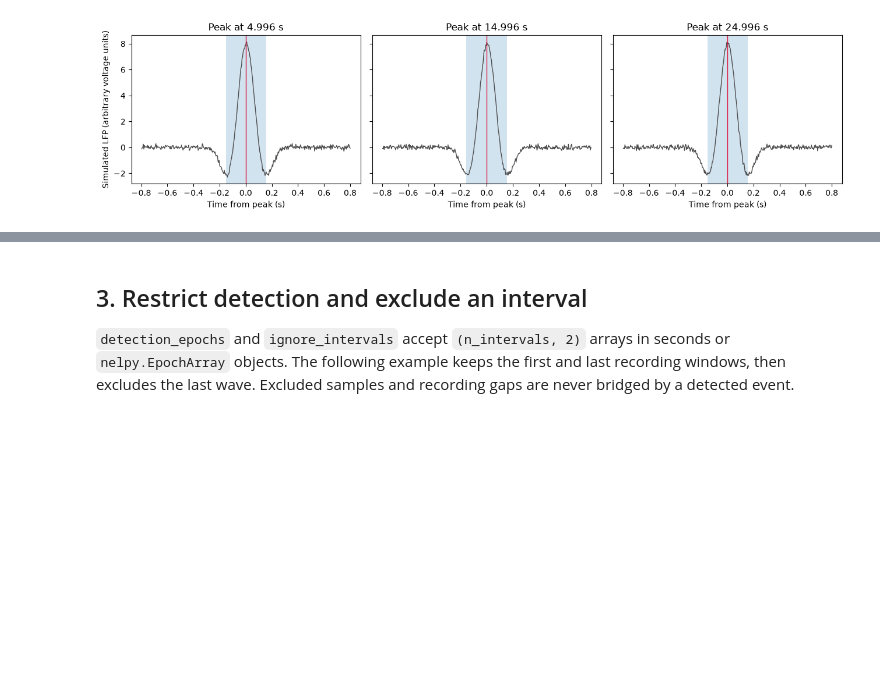
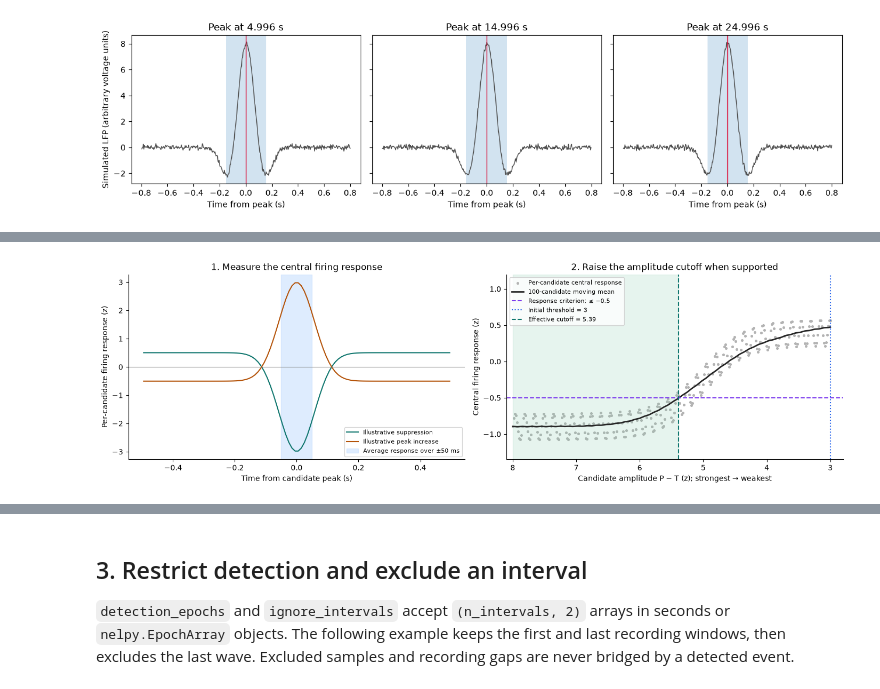
Before and after one commit to ryanharvey1/neuro_py, a Jupyter notebook: tutorials/delta_wave_detection.ipynb, the cells around one changed output, grey strips where cells are left out. Saved outputs shown, nothing was run; the diff lists cells and outputs as text; code cells hidden in the pictures; blank space fills up the shorter version.

```diff
--- a/tutorials/delta_wave_detection.ipynb
+++ b/tutorials/delta_wave_detection.ipynb
@@ -99,0 +415,79 @@ plt.show()
+# %%
+fig, axes = plt.subplots(1, 2, figsize=(14, 4.2), layout="constrained")
+peth_edges = np.linspace(-0.5, 0.5, 101)
+peth_centers = (peth_edges[:-1] + peth_edges[1:]) / 2
+for sign, color, label in [
+    (-1, "#0f766e", "Illustrative suppression"),
+    (1, "#b45309", "Illustrative peak increase"),
+]:
+    counts = 10 + sign * 7 * np.exp(-((peth_centers / 0.08) ** 2))
+    smooth = ndimage.gaussian_filter1d(counts, 1.0)
+    standardized = (smooth - smooth.mean()) / smooth.std(ddof=1)
+    axes[0].plot(peth_centers, standardized, color=color, label=label)
+axes[0].axvspan(
+    -0.05, 0.05, color="#bfdbfe", alpha=0.5, label="Average response over ±50 ms"
+)
+axes[0].axhline(0, color="0.5", lw=0.8)
+axes[0].set(
+    xlabel="Time from candidate peak (s)",
+    ylabel="Per-candidate firing response (z)",
+    title="1. Measure the central firing response",
+)
+axes[0].legend(loc="lower right", fontsize=8)
+
+illustrative_amplitudes = np.linspace(
+    8, 3, 300
+)  # Same descending order as the detector.
+illustrative_responses = (
+    -0.9
+    + 1.3 / (1 + np.exp((illustrative_amplitudes - 5) * 3))
+    + 0.18 * np.sin(np.arange(300) * 0.7)
+)
+response_mean = ndimage.uniform_filter1d(
+    illustrative_responses, size=100, mode="nearest"
+)
+supported = np.flatnonzero(response_mean <= -0.5)
+proposed_cutoff = illustrative_amplitudes[supported[-1]]
+effective_cutoff = max(amplitude_floor, proposed_cutoff)
+ax = axes[1]
+ax.scatter(
+    illustrative_amplitudes,
+    illustrative_responses,
+    color="0.7",
+    s=7,
+    label="Per-candidate central response",
+)
+ax.plot(
+    illustrative_amplitudes,
+    response_mean,
+    color="0.15",
+    lw=2,
+    label="100-candidate moving mean",
+)
+ax.axhline(-0.5, color="#7c3aed", ls="--", label="Response criterion: ≤ −0.5")
+ax.axvline(
+    amplitude_floor,
+    color="#2563eb",
+    ls=":",
+    label=f"Initial threshold = {amplitude_floor:g}",
+)
+ax.axvline(
+    effective_cutoff,
+    color="#0f766e",
+    ls="--",
+    label=f"Effective cutoff = {effective_cutoff:.2f}",
+)
+ax.axvspan(effective_cutoff, illustrative_amplitudes.max(), color="#86c9ac", alpha=0.2)
+ax.set(
+    xlim=(8.1, min(2.8, amplitude_floor - 0.2)),
+    ylim=(-1.35, 1.2),
+    xlabel="Candidate amplitude P − T (z); strongest → weakest",
+    ylabel="Central firing response (z)",
+    title="2. Raise the amplitude cutoff when supported",
+)
+ax.legend(loc="upper left", fontsize=8)
+for ax in axes:
+    ax.spines[["top", "right"]].set_visible(False)
+plt.show()
+# %% [output]
+[figure, added]
```
Also changed, not shown: parts of 8 cells of this notebook.
